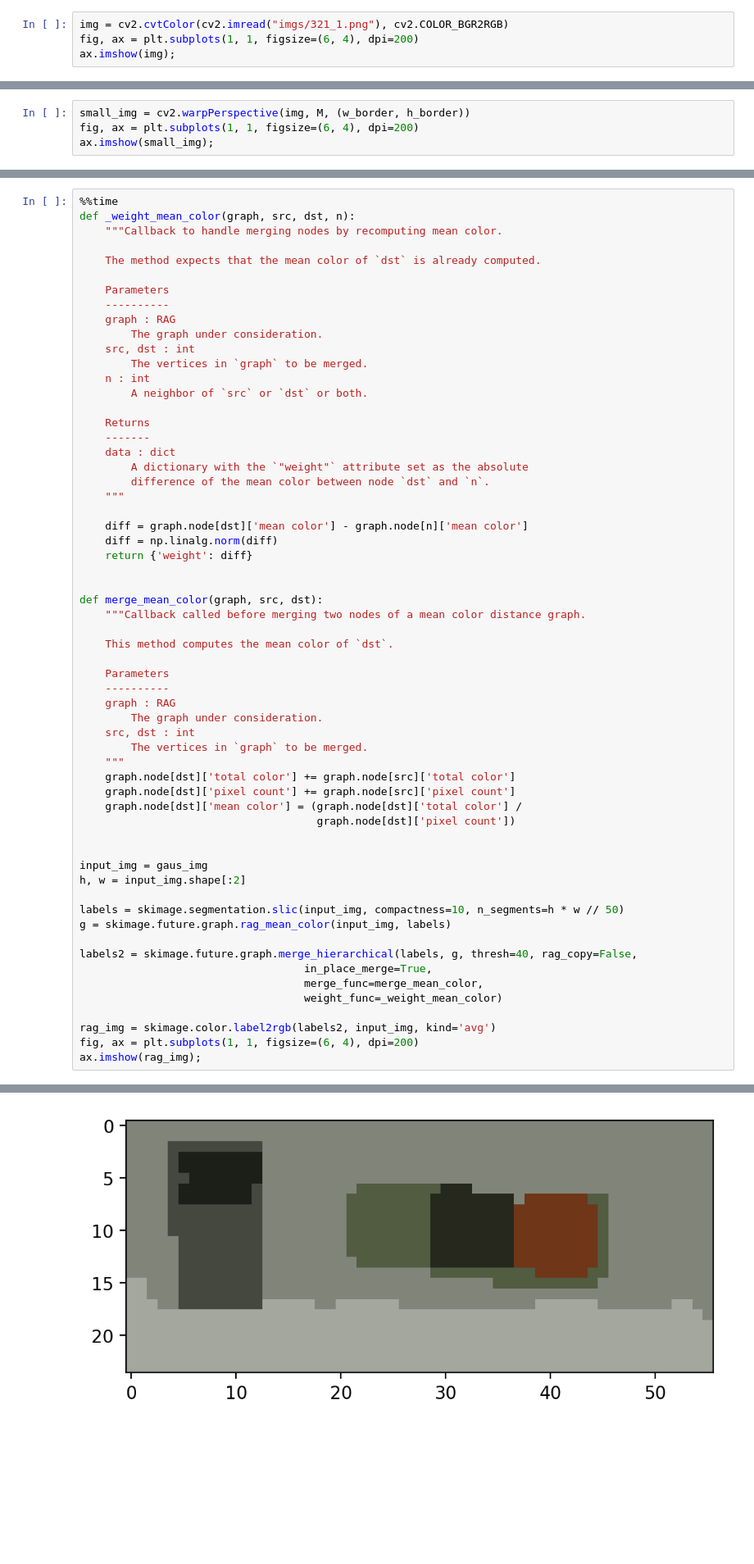
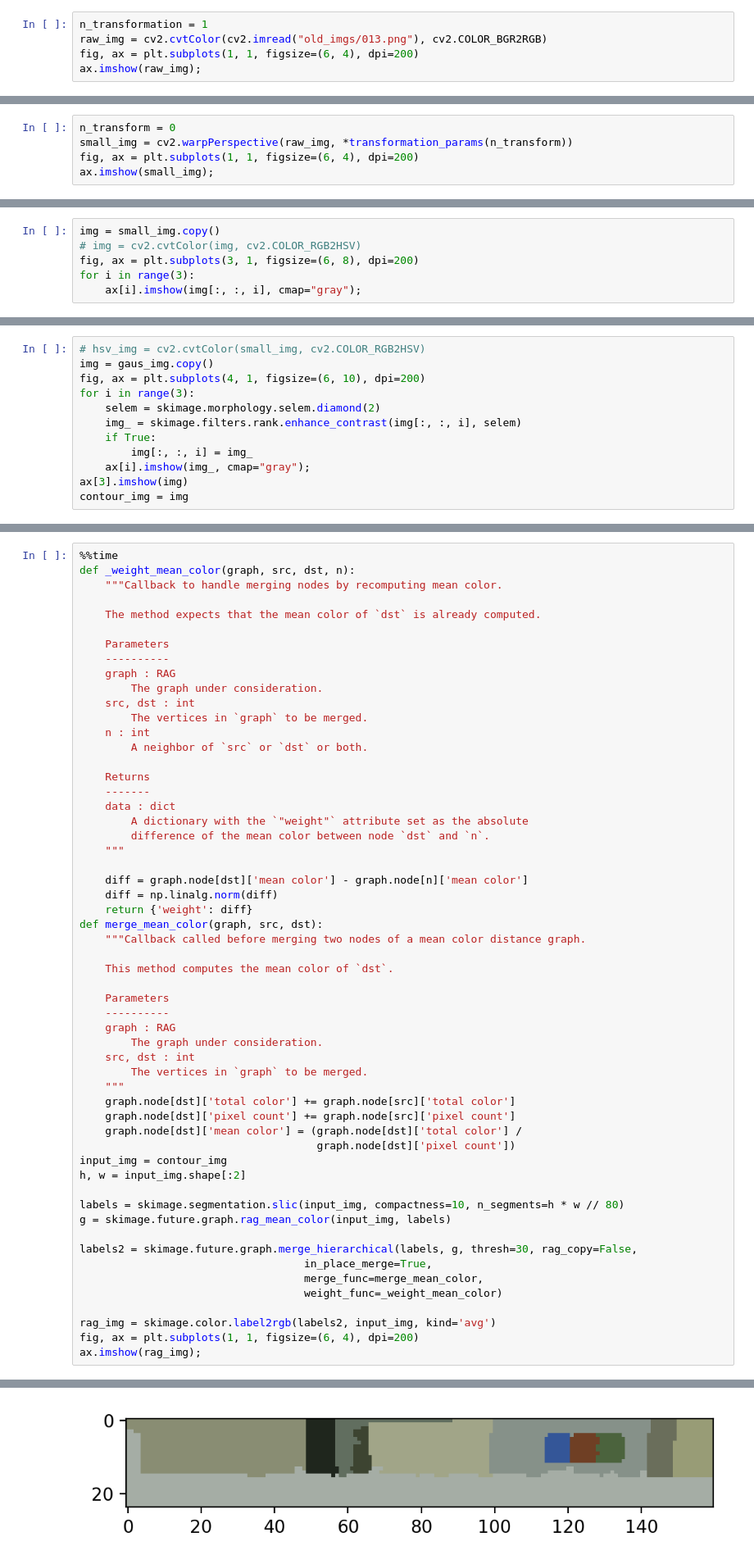
Before and after one commit to SkoltechRobotics/Eurobot2018, a Jupyter notebook: ComputerVision/CubeSequenceRecognition/PlanRecognition.ipynb, the cells around one changed output, grey strips where cells are left out. Shown at 82% size. Saved outputs shown, nothing was run; the diff lists cells and outputs as text; blank space fills up the shorter version.

```diff
--- a/ComputerVision/CubeSequenceRecognition/PlanRecognition.ipynb
+++ b/ComputerVision/CubeSequenceRecognition/PlanRecognition.ipynb
@@ -64,7 +61,8 @@ ax.imshow(orig_colors_img)
 # %% [markdown]
 # Show image
 # %%
-img = cv2.cvtColor(cv2.imread("imgs/321_1.png"), cv2.COLOR_BGR2RGB)
+n_transformation = 1
+raw_img = cv2.cvtColor(cv2.imread("old_imgs/013.png"), cv2.COLOR_BGR2RGB)
 fig, ax = plt.subplots(1, 1, figsize=(6, 4), dpi=200)
-ax.imshow(img);
+ax.imshow(raw_img);
 # %% [output]
@@ -132,5 +107,6 @@ M2 = cv2.getPerspectiveTransform(img_points, real_points)
 # %%
-small_img = cv2.warpPerspective(img, M, (w_border, h_border))
+n_transform = 0
+small_img = cv2.warpPerspective(raw_img, *transformation_params(n_transform))
 fig, ax = plt.subplots(1, 1, figsize=(6, 4), dpi=200)
 ax.imshow(small_img);
 # %% [output]
@@ -139,0 +118,6 @@ ax.imshow(small_img);
+# %%
+img = small_img.copy()
+# img = cv2.cvtColor(img, cv2.COLOR_RGB2HSV)
+fig, ax = plt.subplots(3, 1, figsize=(6, 8), dpi=200)
+for i in range(3):
+    ax[i].imshow(img[:, :, i], cmap="gray");
@@ -139,0 +128,12 @@ ax.imshow(small_img);
+# %%
+# hsv_img = cv2.cvtColor(small_img, cv2.COLOR_RGB2HSV)
+img = gaus_img.copy()
+fig, ax = plt.subplots(4, 1, figsize=(6, 10), dpi=200)
+for i in range(3):
+    selem = skimage.morphology.selem.diamond(2)
+    img_ = skimage.filters.rank.enhance_contrast(img[:, :, i], selem)
+    if True:
+        img[:, :, i] = img_
+    ax[i].imshow(img_, cmap="gray");
+ax[3].imshow(img)
+contour_img = img
@@ -259,8 +249,6 @@ def _weight_mean_color(graph, src, dst, n):
     diff = graph.node[dst]['mean color'] - graph.node[n]['mean color']
     diff = np.linalg.norm(diff)
     return {'weight': diff}
-
-
 def merge_mean_color(graph, src, dst):
     """Callback called before merging two nodes of a mean color distance graph.
 
@@ -277,15 +265,13 @@ def merge_mean_color(graph, src, dst):
     graph.node[dst]['pixel count'] += graph.node[src]['pixel count']
     graph.node[dst]['mean color'] = (graph.node[dst]['total color'] /
                                      graph.node[dst]['pixel count'])
-
-
-input_img = gaus_img
+input_img = contour_img
 h, w = input_img.shape[:2]
 
-labels = skimage.segmentation.slic(input_img, compactness=10, n_segments=h * w // 50)
+labels = skimage.segmentation.slic(input_img, compactness=10, n_segments=h * w // 80)
 g = skimage.future.graph.rag_mean_color(input_img, labels)
 
-labels2 = skimage.future.graph.merge_hierarchical(labels, g, thresh=40, rag_copy=False,
+labels2 = skimage.future.graph.merge_hierarchical(labels, g, thresh=30, rag_copy=False,
                                    in_place_merge=True,
                                    merge_func=merge_mean_color,
                                    weight_func=_weight_mean_color)
@@ -299 +284 @@ Wall time: 70.2 ms
-[figure, old version]
+[figure, new version]
```
Also changed, not shown: parts of 63 cells of this notebook.
